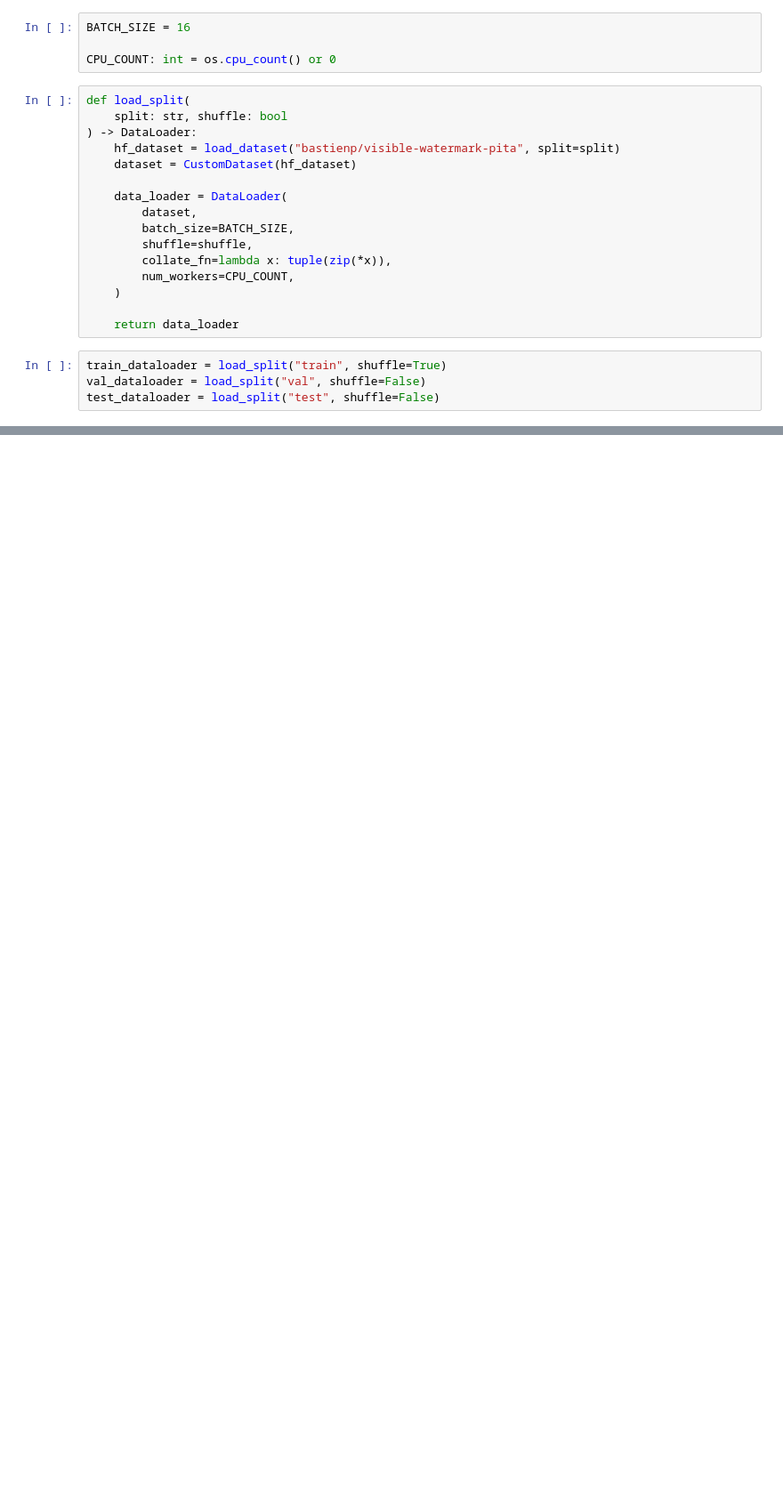
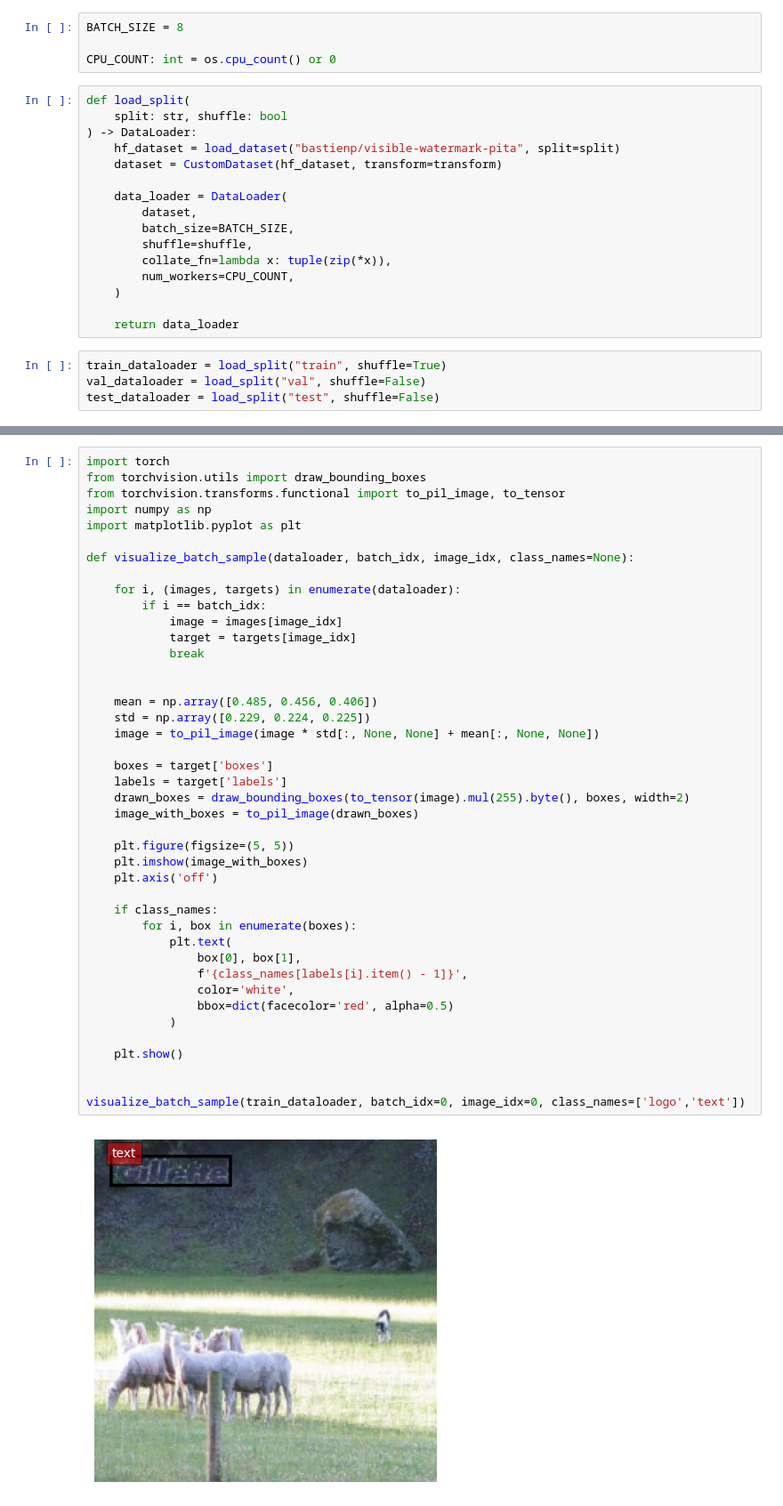
Before and after one commit to OrdinaryDev83/dnn-watermark, a Jupyter notebook: models/faster-rcnn/faster-rcnn.ipynb, the cells around one changed output, grey strips where cells are left out. Shown at 89% size. Cells and saved outputs as stored; diff of their text form; blank space fills up the shorter version.

```diff
--- a/models/faster-rcnn/faster-rcnn.ipynb
+++ b/models/faster-rcnn/faster-rcnn.ipynb
@@ -106,6 +200,6 @@ class FasterRCNNModule(pl.LightningModule):
         return optimizer
 # %%
-BATCH_SIZE = 16
+BATCH_SIZE = 8
 
 CPU_COUNT: int = os.cpu_count() or 0
 # %%
@@ -113,7 +207,7 @@ def load_split(
     split: str, shuffle: bool
 ) -> DataLoader:
     hf_dataset = load_dataset("bastienp/visible-watermark-pita", split=split)
-    dataset = CustomDataset(hf_dataset)
+    dataset = CustomDataset(hf_dataset, transform=transform)
 
     data_loader = DataLoader(
         dataset,
@@ -130,0 +229,44 @@ test_dataloader = load_split("test", shuffle=False)
+# %%
+import torch
+from torchvision.utils import draw_bounding_boxes
+from torchvision.transforms.functional import to_pil_image, to_tensor
+import numpy as np
+import matplotlib.pyplot as plt
+
+def visualize_batch_sample(dataloader, batch_idx, image_idx, class_names=None):
+
+    for i, (images, targets) in enumerate(dataloader):
+        if i == batch_idx:
+            image = images[image_idx]
+            target = targets[image_idx]
+            break
+
+
+    mean = np.array([0.485, 0.456, 0.406])
+    std = np.array([0.229, 0.224, 0.225])
+    image = to_pil_image(image * std[:, None, None] + mean[:, None, None])
+
+    boxes = target['boxes']
+    labels = target['labels']
+    drawn_boxes = draw_bounding_boxes(to_tensor(image).mul(255).byte(), boxes, width=2)
+    image_with_boxes = to_pil_image(drawn_boxes)
+
+    plt.figure(figsize=(5, 5))
+    plt.imshow(image_with_boxes)
+    plt.axis('off')
+
+    if class_names:
+        for i, box in enumerate(boxes):
+            plt.text(
+                box[0], box[1],
+                f'{class_names[labels[i].item() - 1]}',
+                color='white',
+                bbox=dict(facecolor='red', alpha=0.5)
+            )
+
+    plt.show()
+
+
+visualize_batch_sample(train_dataloader, batch_idx=0, image_idx=0, class_names=['logo','text'])
+# %% [output]
+[figure, added]
```
Also changed, not shown: parts of 14 cells of this notebook.
